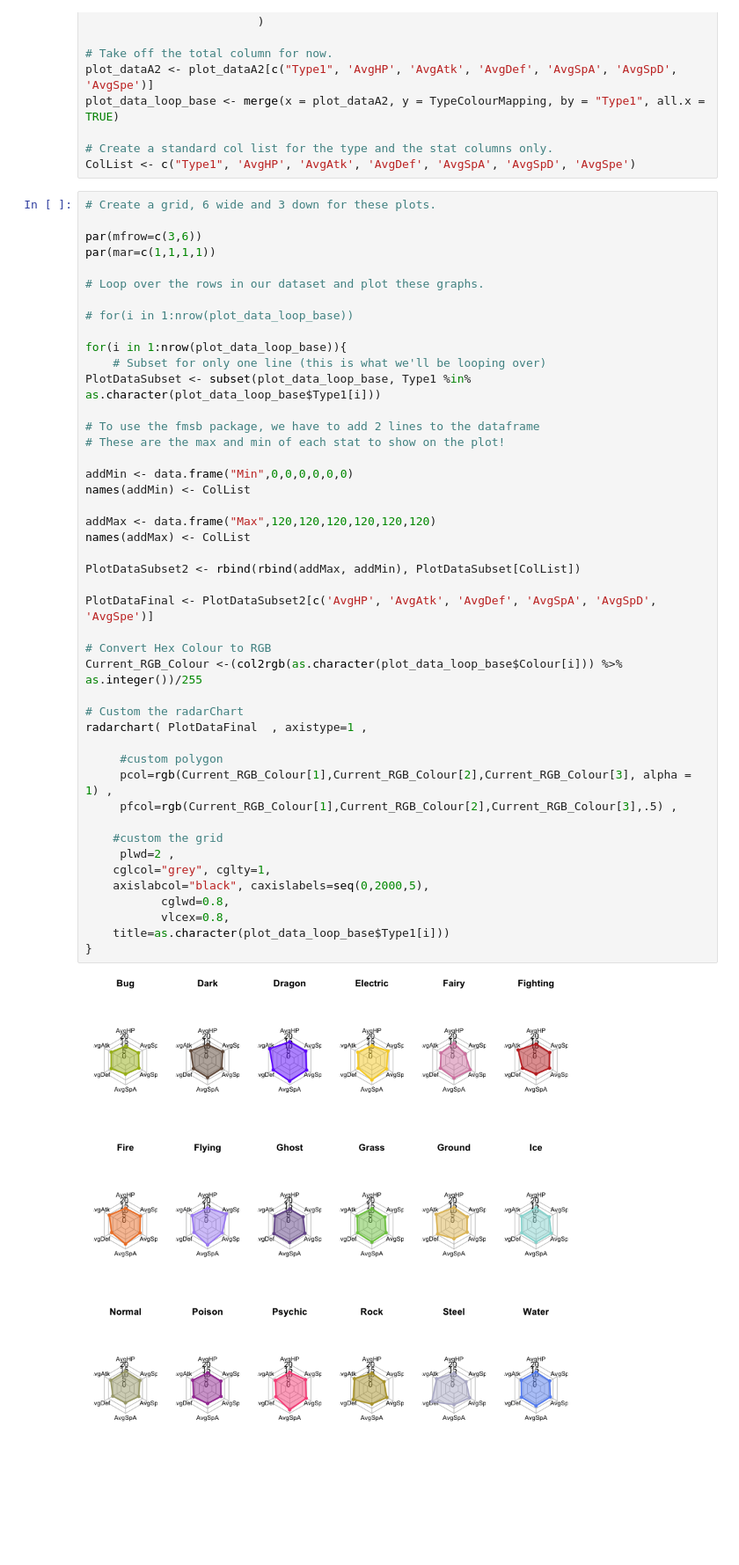
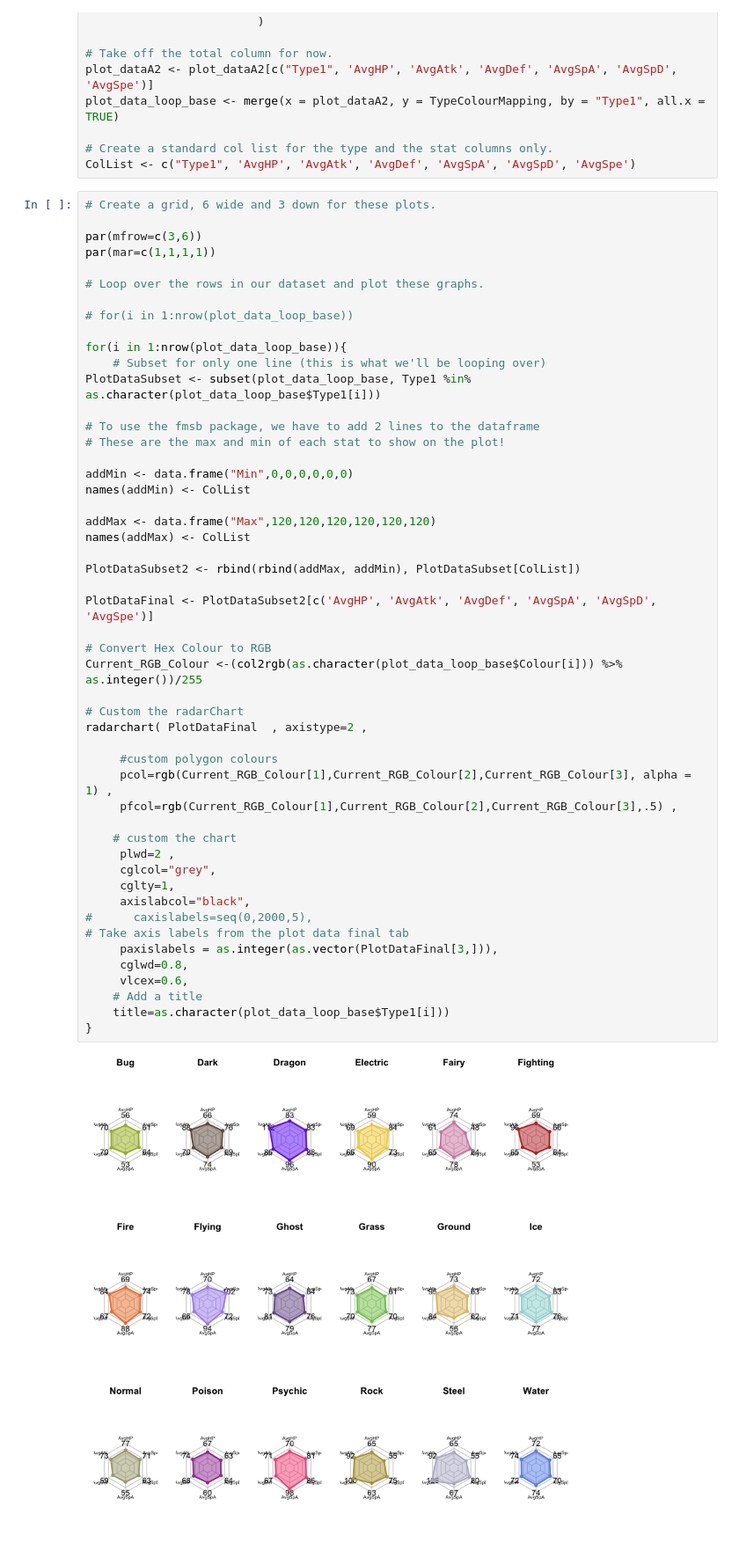
Before and after one commit to Aaraeus/kaggle-pokemon, a Jupyter notebook: Pokemon model in R v0.1.ipynb, the cells around one changed output. Shown at 88% size. Cells and saved outputs as stored; diff of their text form; blank space fills up the shorter version.

```diff
--- a/Pokemon model in R v0.1.ipynb
+++ b/Pokemon model in R v0.1.ipynb
@@ -200,38 +215,43 @@ par(mar=c(1,1,1,1))
 
 for(i in 1:nrow(plot_data_loop_base)){
     # Subset for only one line (this is what we'll be looping over)
 PlotDataSubset <- subset(plot_data_loop_base, Type1 %in% as.character(plot_data_loop_base$Type1[i]))
 
 # To use the fmsb package, we have to add 2 lines to the dataframe
 # These are the max and min of each stat to show on the plot!
 
 addMin <- data.frame("Min",0,0,0,0,0,0)
 names(addMin) <- ColList
 
 addMax <- data.frame("Max",120,120,120,120,120,120)
 names(addMax) <- ColList
 
 PlotDataSubset2 <- rbind(rbind(addMax, addMin), PlotDataSubset[ColList])
 
 PlotDataFinal <- PlotDataSubset2[c('AvgHP', 'AvgAtk', 'AvgDef', 'AvgSpA', 'AvgSpD', 'AvgSpe')]
 
 # Convert Hex Colour to RGB
 Current_RGB_Colour <-(col2rgb(as.character(plot_data_loop_base$Colour[i])) %>% as.integer())/255
 
 # Custom the radarChart
-radarchart( PlotDataFinal  , axistype=1 ,
+radarchart( PlotDataFinal  , axistype=2 ,
 
-     #custom polygon
+     #custom polygon colours
      pcol=rgb(Current_RGB_Colour[1],Current_RGB_Colour[2],Current_RGB_Colour[3], alpha = 1) ,
      pfcol=rgb(Current_RGB_Colour[1],Current_RGB_Colour[2],Current_RGB_Colour[3],.5) ,
 
-    #custom the grid
+    # custom the chart
      plwd=2 ,
-    cglcol="grey", cglty=1,
-    axislabcol="black", caxislabels=seq(0,2000,5),
-           cglwd=0.8,
-           vlcex=0.8,
+     cglcol="grey",
+     cglty=1,
+     axislabcol="black",
+#      caxislabels=seq(0,2000,5),
+# Take axis labels from the plot data final tab
+     paxislabels = as.integer(as.vector(PlotDataFinal[3,])),
+     cglwd=0.8,
+     vlcex=0.6,
+    # Add a title
     title=as.character(plot_data_loop_base$Type1[i]))
 }
 # %% [output]
-[figure, old version]
+[figure, new version]
```
Also changed, not shown: parts of 8 cells of this notebook.
